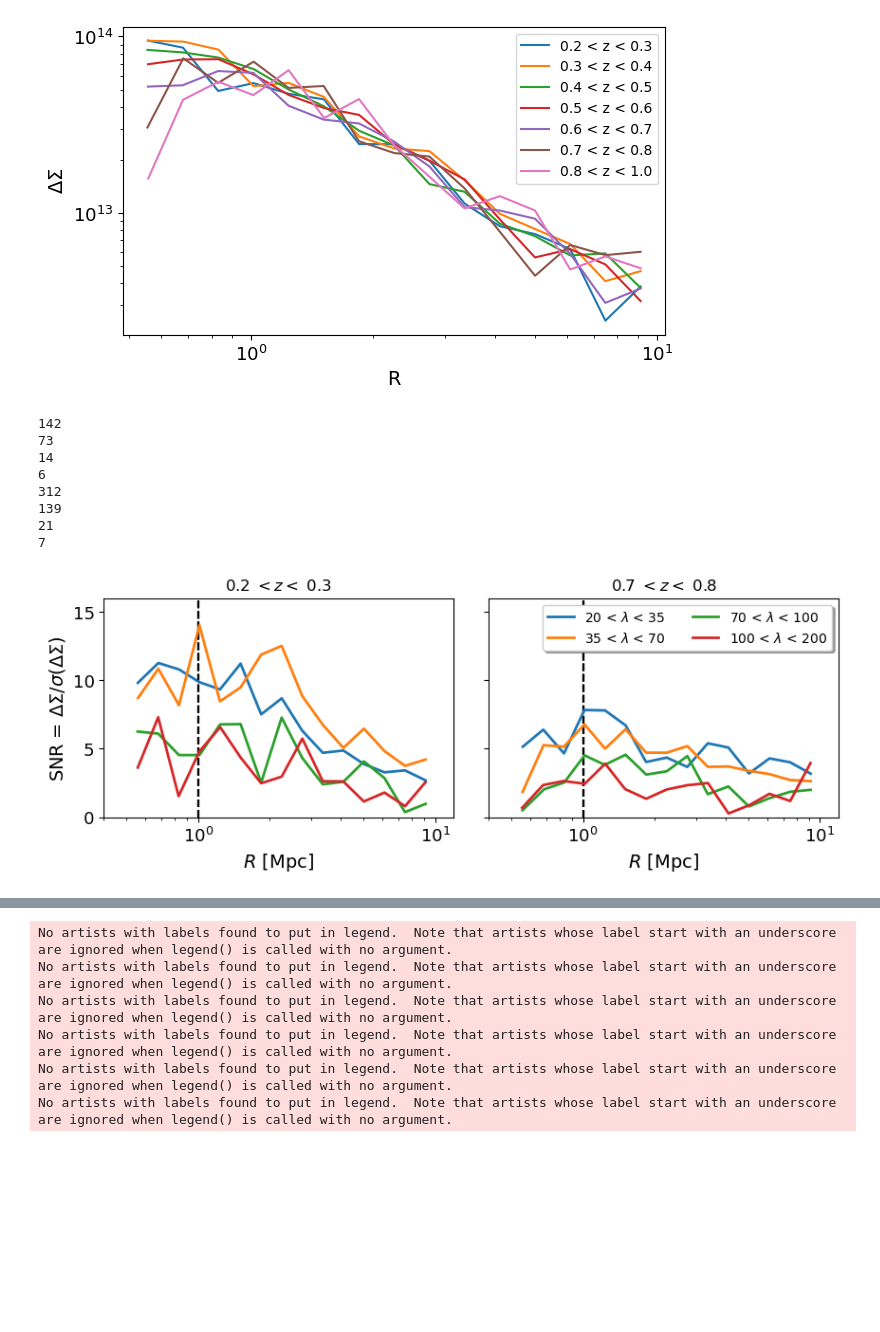
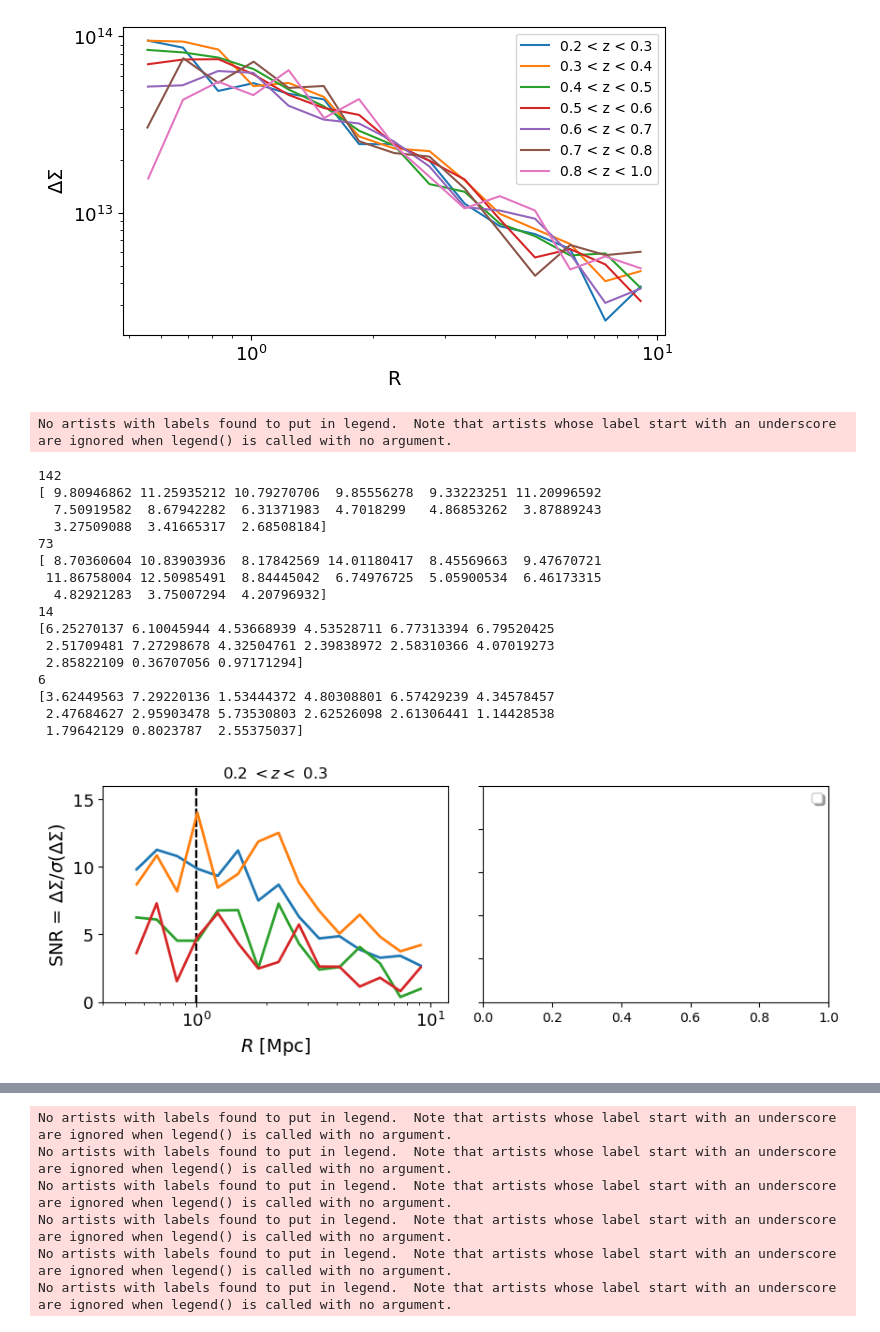
Before and after one commit to LSSTDESC/CLCosmo_Sim, a Jupyter notebook: notebooks/Plots_raw_data_paper.ipynb, the cells around one changed output, grey strips where cells are left out. Saved outputs shown, nothing was run; the diff lists cells and outputs as text; code cells hidden in the pictures; blank space fills up the shorter version.

```diff
--- a/notebooks/Plots_raw_data_paper.ipynb
+++ b/notebooks/Plots_raw_data_paper.ipynb
@@ -38,7 +38,7 @@ n_z_bin = len(Z_bin)
 n_m_bin = len(Obs_bin)
 fig, axs = plt.subplots(1,2, figsize = (10, 3))
 fig.subplots_adjust(wspace=0.1, hspace=0.1)
-for i, z_bin in enumerate([Z_bin[0], Z_bin[5]]):
+for i, z_bin in enumerate([Z_bin[0]]):
     for j, m_bin in enumerate(Obs_bin):
 
             label_z =   f'{z_bin[0]:.1f} $< z <$ {z_bin[1]:.1f}'
@@ -49,39 +49,49 @@ for i, z_bin in enumerate([Z_bin[0], Z_bin[5]]):
             index_cut = index[mask_m * mask_z]
             f_cut = profiles[index_cut]
             N = len(f_cut['z_individual'][0])
             print(N)
             cov = np.array(covariances['cov_t'][index_cut])
             err = cov.T.diagonal()**.5
+            print(f_cut['gt'][0]/err[0])
             axs[i].errorbar(f_cut['radius'][0], f_cut['gt'][0]/err[0] ,lw=2,
                             marker = ' ',fmt = '-', elinewidth = 2,  markersize = 2, markerfacecolor = None, label = label_M)
             axs[i].set_ylim(0, 16)
             axs[i].set_xlim(0.4, 12)
             axs[i].set_xscale('log')
             #axs[i].set_yscale('log')
             axs[i].vlines(1, 0, 1e19, ls='--', color='k')
             axs[i].tick_params(axis='both', which = 'major', labelsize= 13)
             #axs[0].legend(frameon = False, loc = 'upper right', fontsize = 10)
             axs[i].set_xlabel(r'$R$ [Mpc]', fontsize = 14)
             axs[i].set_title(label_z, fontsize = 12)
             axs[0].set_ylabel(r'SNR = $\Delta\Sigma/\sigma(\Delta\Sigma)$', fontsize=14)
             #axs[i].grid('True', which='both')
         #except: a=1
 
 axs[1].legend(loc='upper right',# bbox_to_anchor=(-2.5, 1.4),
       #fancybox=True,
            ncol=2,
            shadow=True)
 
 for ax in fig.get_axes():
     ax.label_outer()
 plt.savefig('../fig/snr_ds_profiles.png', bbox_inches='tight', dpi=300)
 # %% [output]
-142
-73
-14
-6
-312
-139
-21
-7
+No artists with labels found to put in legend.  Note that artists whose label start with an underscore are ignored when legend() is called with no argument.
+142
+[ 9.80946862 11.25935212 10.79270706  9.85556278  9.33223251 11.20996592
+  7.50919582  8.67942282  6.31371983  4.7018299   4.86853262  3.87889243
+  3.27509088  3.41665317  2.68508184]
+73
+[ 8.70360604 10.83903936  8.17842569 14.01180417  8.45569663  9.47670721
+ 11.86758004 12.50985491  8.84445042  6.74976725  5.05900534  6.46173315
+  4.82921283  3.75007294  4.20796932]
+14
+[6.25270137 6.10045944 4.53668939 4.53528711 6.77313394 6.79520425
+ 2.51709481 7.27298678 4.32504761 2.39838972 2.58310366 4.07019273
+ 2.85822109 0.36707056 0.97171294]
+6
+[3.62449563 7.29220136 1.53444372 4.80308801 6.57429239 4.34578457
+ 2.47684627 2.95903478 5.73530803 2.62526098 2.61306441 1.14428538
+ 1.79642129 0.8023787  2.55375037]
-[figure, old version]
+[figure, new version]
```
Also changed, not shown: parts of 2 cells of this notebook, 9 other files.
